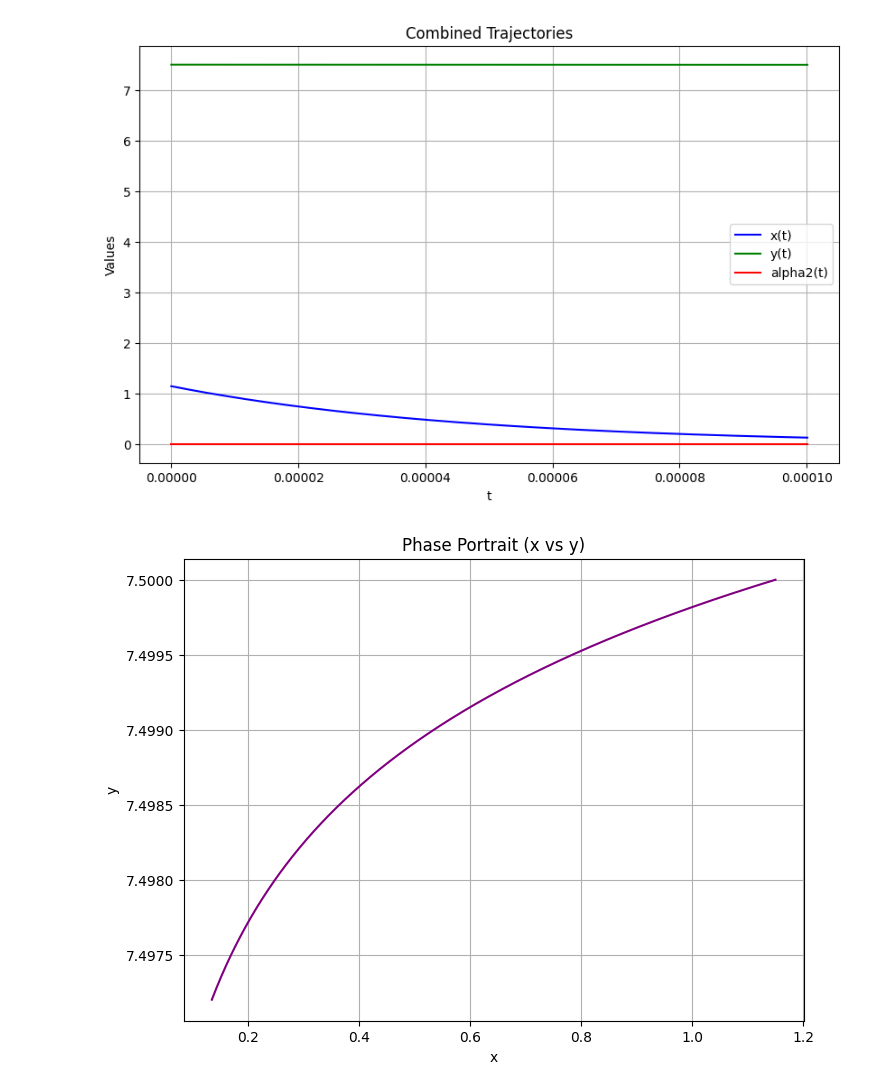
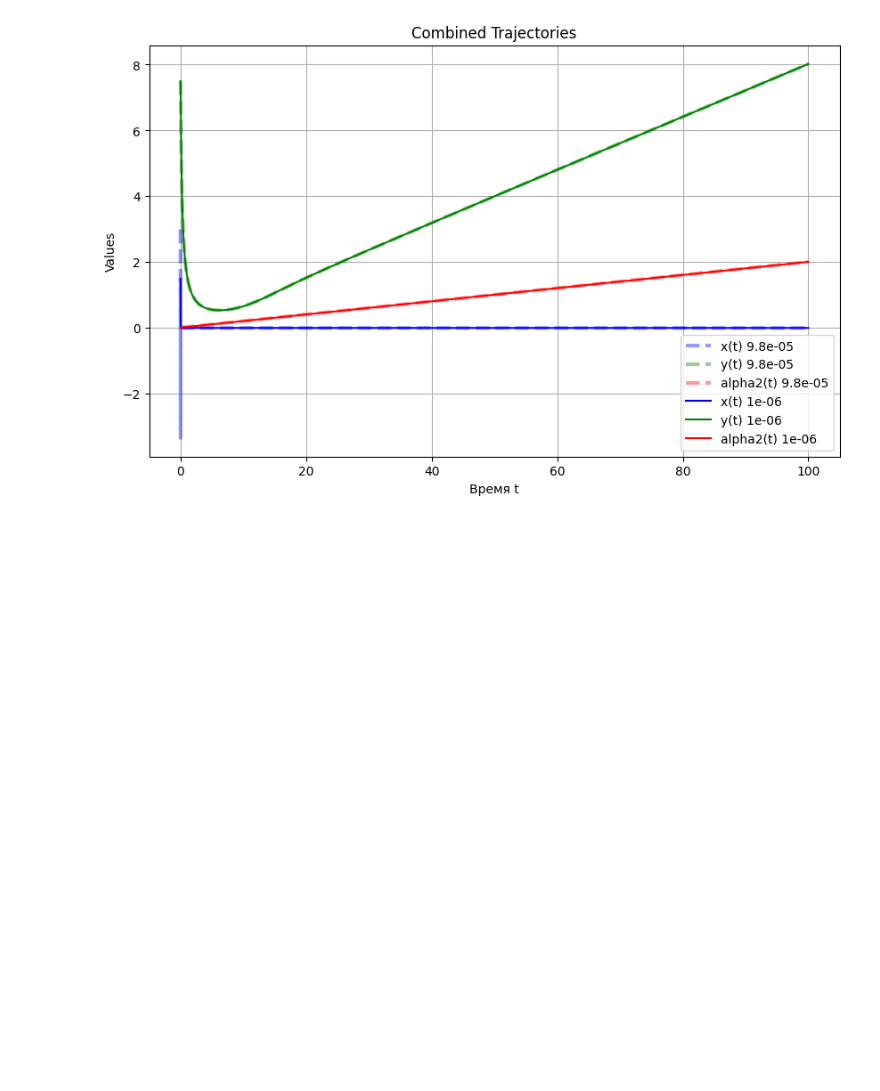
Before and after one commit to Tisuder/NM-population-evolution, a Jupyter notebook: main.ipynb, the cells around one changed output. Cells and saved outputs as stored; diff of their text form; code cells hidden in the pictures; blank space fills up the shorter version.

```diff
--- a/main.ipynb
+++ b/main.ipynb
@@ -242,27 +504,35 @@ lambda_3 = -7.50e+00 | |1 + h*lambda| = 0.2500 -> OK
         [-7.00000000e-06,  0.00000000e+00, -1.05000000e-01]]),
  array([-2.14285715e+08, -3.14997080e-01, -7.49980292e+00]))
 # %%
-y0_initial = [1.15, 7.5, 0.01]
-t_range_plot = [0, 0.0001]
-print("Generating combined trajectory plot...")
-t_plot, y_plot = gear_4(pure_system, y0_initial, t_range_plot, h=0.0000001)
+y0 = 1.5
+x0 = 7.5
+a0 = 0.01
+
+t_max = 100
+
+y0_initial = np.array([y0, x0, a0], dtype=np.float64)
+def draw_plots(y0_initial, t_max, h, method, **kwargs):
+    t_range_plot = np.array([0, t_max], dtype=np.float64)
+    t_plot, y_plot = method(system_func, y0_initial, t_range_plot, h=h)
+
+    plt.plot(t_plot, y_plot[:, 0], label=f'x(t) {h}', color='blue',  **kwargs)
+    plt.plot(t_plot, y_plot[:, 1], label=f'y(t) {h}', color='green', **kwargs)
+    plt.plot(t_plot, y_plot[:, 2], label=f'alpha2(t) {h}', color='red', **kwargs)
+    plt.xlabel('Время t')
+    plt.ylabel('Values')
+    plt.title('Combined Trajectories')
+    plt.legend()
+    plt.grid(True)
+
+# plt.figure(figsize=(8, 6))
+# plt.plot(y_plot[:, 0], y_plot[:, 1], color='purple')
+# plt.xlabel('x')
+# plt.ylabel('y')
+# plt.title('Phase Portrait (x vs y)')
+# plt.grid(True)
+# plt.show()
 
 plt.figure(figsize=(10, 6))
-plt.plot(t_plot, y_plot[:, 0], label='x(t)', color='blue')
-plt.plot(t_plot, y_plot[:, 1], label='y(t)', color='green')
-plt.plot(t_plot, y_plot[:, 2], label='alpha2(t)', color='red')
-plt.xlabel('t')
-plt.ylabel('Values')
-plt.title('Combined Trajectories')
-plt.legend()
-plt.grid(True)
-plt.show()
-
-plt.figure(figsize=(8, 6))
-plt.plot(y_plot[:, 0], y_plot[:, 1], color='purple')
-plt.xlabel('x')
-plt.ylabel('y')
-plt.title('Phase Portrait (x vs y)')
-plt.grid(True)
-plt.show()
+draw_plots(y0_initial, t_max=t_max, h=0.000_098, method=gear_4, ls='--', alpha=0.4, lw=3)
+draw_plots(y0_initial, t_max=t_max, h=0.000_001, method=gear_4,  ls='-')
 # %% [output]
@@ -270,2 +541 @@ Generating combined trajectory plot...
-[figure, old version]
+[figure, new version]
-[figure, removed]
```
Also changed, not shown: parts of 23 cells of this notebook, 1 other file.
